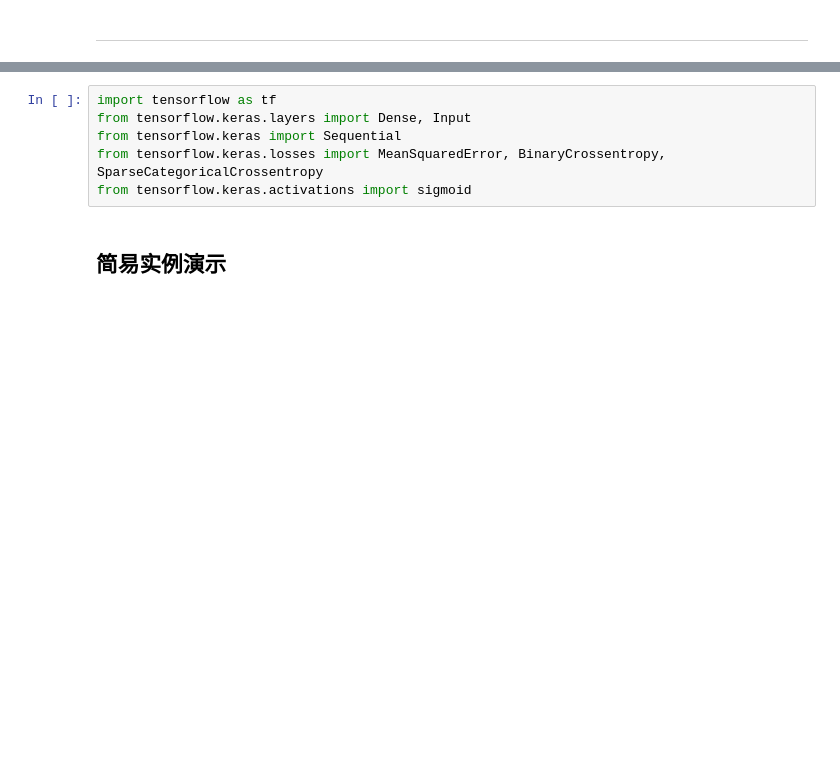
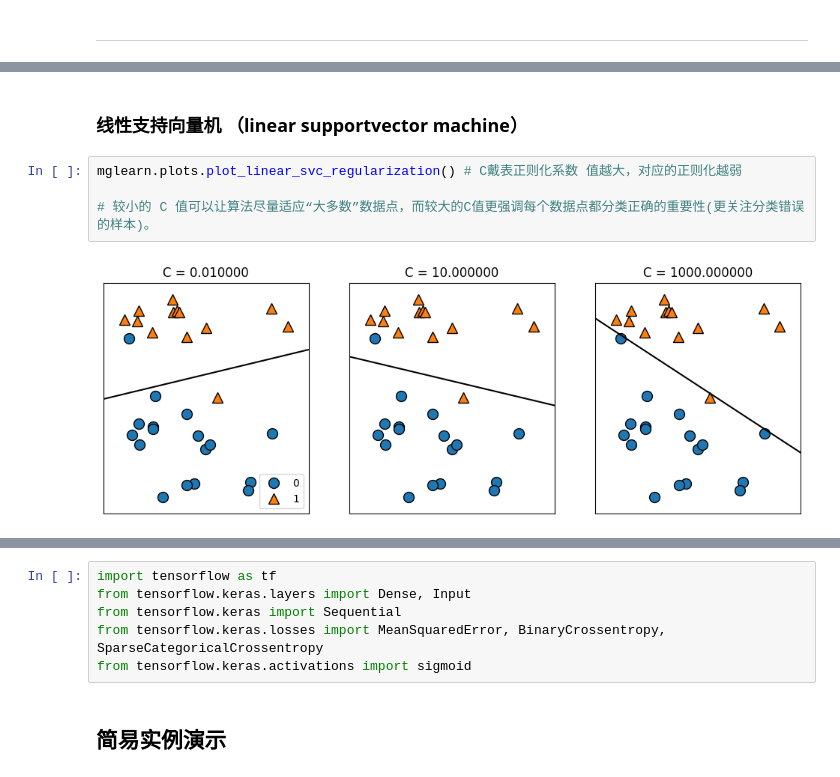
Before and after one commit to czy1101kksk/BriGhTczy-LearningNote, a Jupyter notebook: 机器学习 模型整理.ipynb, the cells around one changed output, grey strips where cells are left out. Cells and saved outputs as stored; diff of their text form; blank space fills up the shorter version.

```diff
--- a/机器学习 模型整理.ipynb
+++ b/机器学习 模型整理.ipynb
@@ -319,0 +514,8 @@ plt.show()
+# %% [markdown]
+### 线性⽀持向量机 （linear supportvector machine）
+# %%
+mglearn.plots.plot_linear_svc_regularization() # C戴表正则化系数 值越⼤，对应的正则化越弱
+
+# 较⼩的 C 值可以让算法尽量适应“⼤多数”数据点，⽽较⼤的C值更强调每个数据点都分类正确的重要性(更关注分类错误的样本)。
+# %% [output]
+[figure, added]
```
Also changed, not shown: parts of 56 cells of this notebook, 3 other files.
